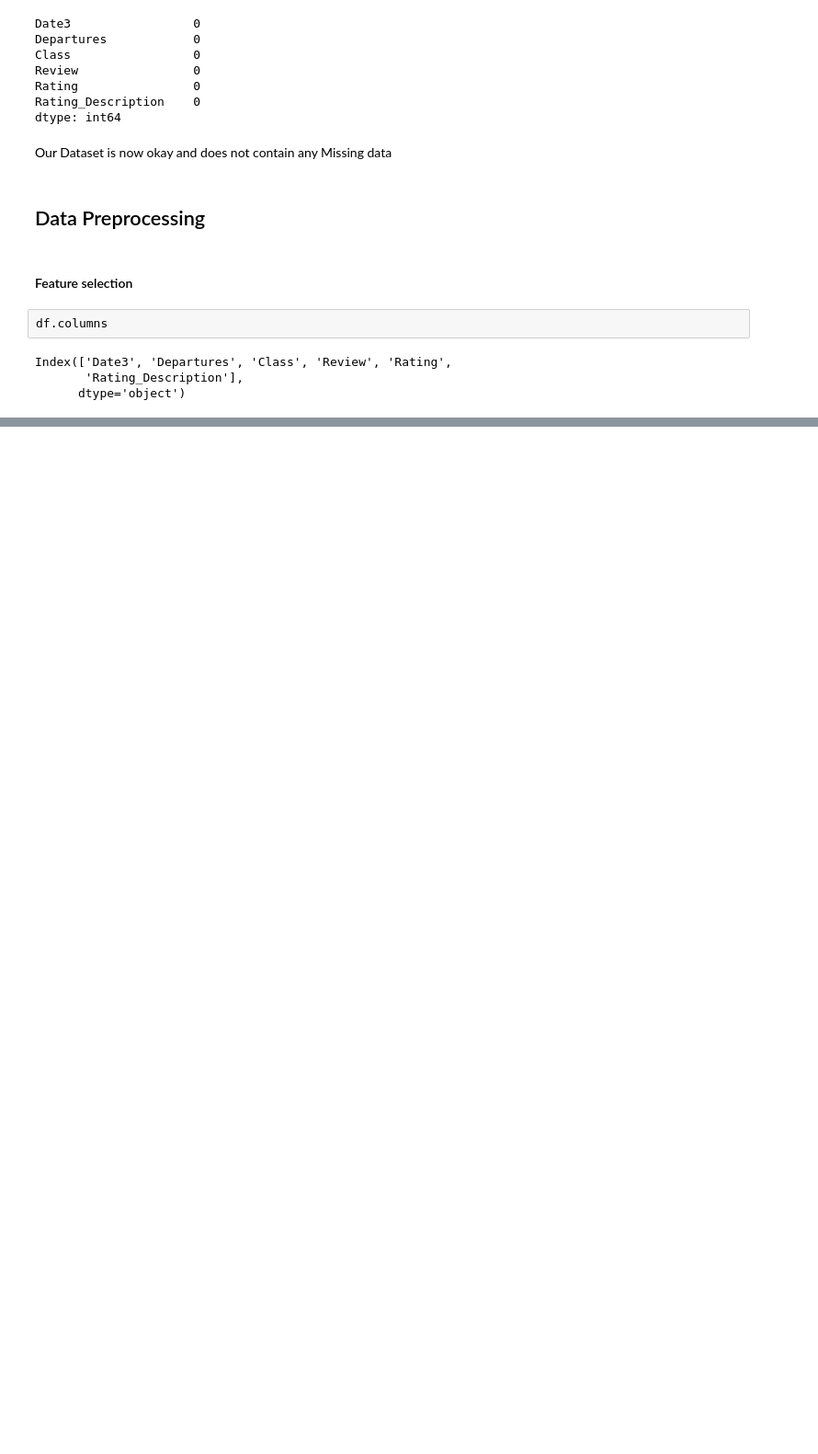
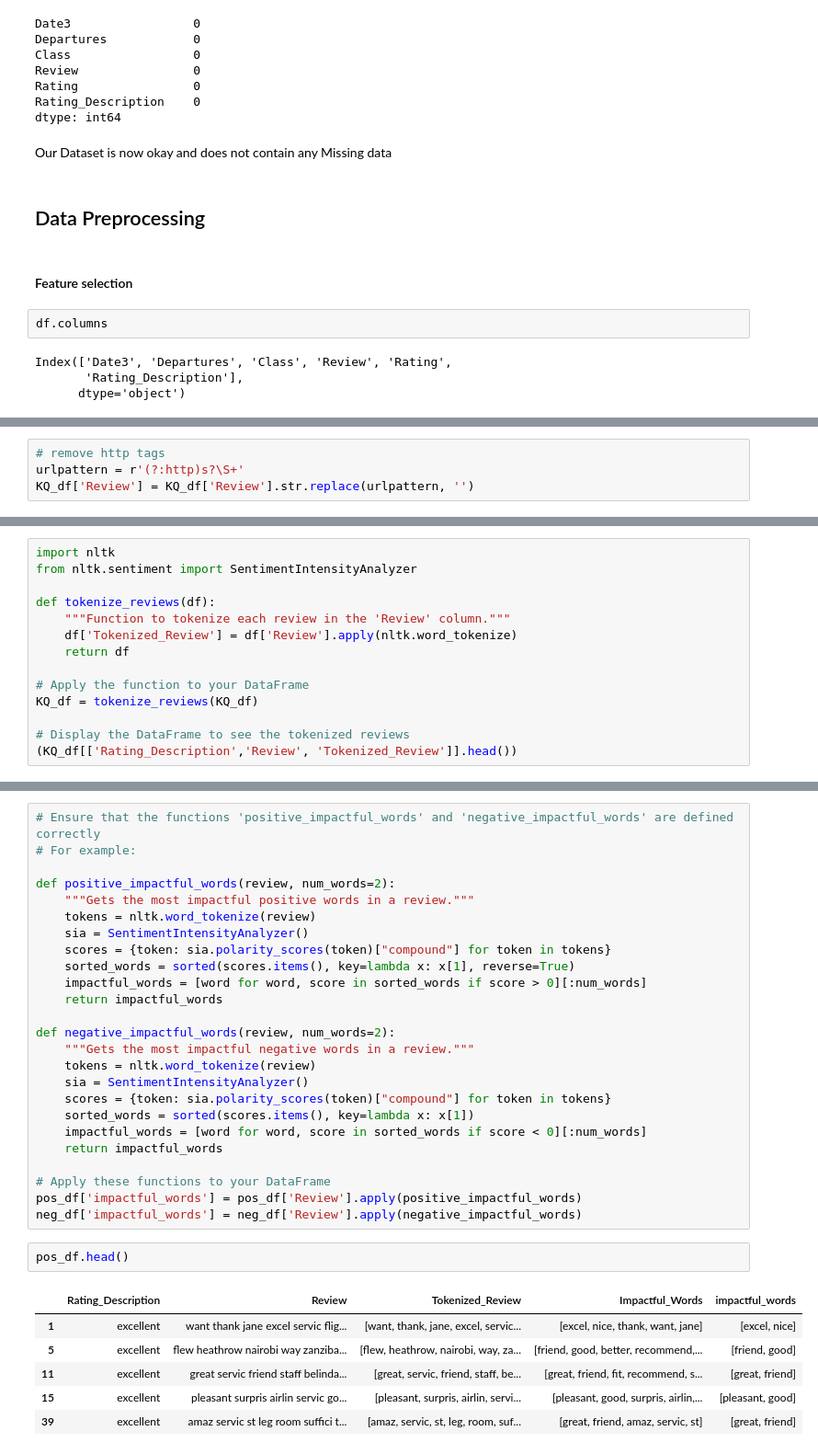
Before and after one commit to JEr1yAnalst/CAPSTONE-PROJECT-sentiment-analysis, a Jupyter notebook: notebook.ipynb, the cells around one changed output, grey strips where cells are left out. Shown at 92% size. Cells and saved outputs as stored; diff of their text form; blank space fills up the shorter version.

```diff
--- a/notebook.ipynb
+++ b/notebook.ipynb
@@ -434,0 +542,4 @@ KQ_df.head()
+# %%
+# remove http tags
+urlpattern = r'(?:http)s?\S+'
+KQ_df['Review'] = KQ_df['Review'].str.replace(urlpattern, '')
@@ -434,0 +606,14 @@ KQ_df.head()
+# %%
+import nltk
+from nltk.sentiment import SentimentIntensityAnalyzer
+
+def tokenize_reviews(df):
+    """Function to tokenize each review in the 'Review' column."""
+    df['Tokenized_Review'] = df['Review'].apply(nltk.word_tokenize)
+    return df
+
+# Apply the function to your DataFrame
+KQ_df = tokenize_reviews(KQ_df)
+
+# Display the DataFrame to see the tokenized reviews
+(KQ_df[['Rating_Description','Review', 'Tokenized_Review']].head())
@@ -434,0 +711,34 @@ KQ_df.head()
+# %%
+# Ensure that the functions 'positive_impactful_words' and 'negative_impactful_words' are defined correctly
+# For example:
+
+def positive_impactful_words(review, num_words=2):
+    """Gets the most impactful positive words in a review."""
+    tokens = nltk.word_tokenize(review)
+    sia = SentimentIntensityAnalyzer()
+    scores = {token: sia.polarity_scores(token)["compound"] for token in tokens}
+    sorted_words = sorted(scores.items(), key=lambda x: x[1], reverse=True)
+    impactful_words = [word for word, score in sorted_words if score > 0][:num_words]
+    return impactful_words
+
+def negative_impactful_words(review, num_words=2):
+    """Gets the most impactful negative words in a review."""
+    tokens = nltk.word_tokenize(review)
+    sia = SentimentIntensityAnalyzer()
+    scores = {token: sia.polarity_scores(token)["compound"] for token in tokens}
+    sorted_words = sorted(scores.items(), key=lambda x: x[1])
+    impactful_words = [word for word, score in sorted_words if score < 0][:num_words]
+    return impactful_words
+
+# Apply these functions to your DataFrame
+pos_df['impactful_words'] = pos_df['Review'].apply(positive_impactful_words)
+neg_df['impactful_words'] = neg_df['Review'].apply(negative_impactful_words)
+# %%
+pos_df.head()
+# %% [output]
+|  | Rating_Description | Review | Tokenized_Review | Impactful_Words | impactful_words |
+| 1 | excellent | want thank jane excel servic flig... | [want, thank, jane, excel, servic... | [excel, nice, thank, want, jane] | [excel, nice] |
+| 5 | excellent | flew heathrow nairobi way zanziba... | [flew, heathrow, nairobi, way, za... | [friend, good, better, recommend,... | [friend, good] |
+| 11 | excellent | great servic friend staff belinda... | [great, servic, friend, staff, be... | [great, friend, fit, recommend, s... | [great, friend] |
+| 15 | excellent | pleasant surpris airlin servic go... | [pleasant, surpris, airlin, servi... | [pleasant, good, surpris, airlin,... | [pleasant, good] |
+| 39 | excellent | amaz servic st leg room suffici t... | [amaz, servic, st, leg, room, suf... | [great, friend, amaz, servic, st] | [great, friend] |
```
Also changed, not shown: parts of 19 cells of this notebook.
